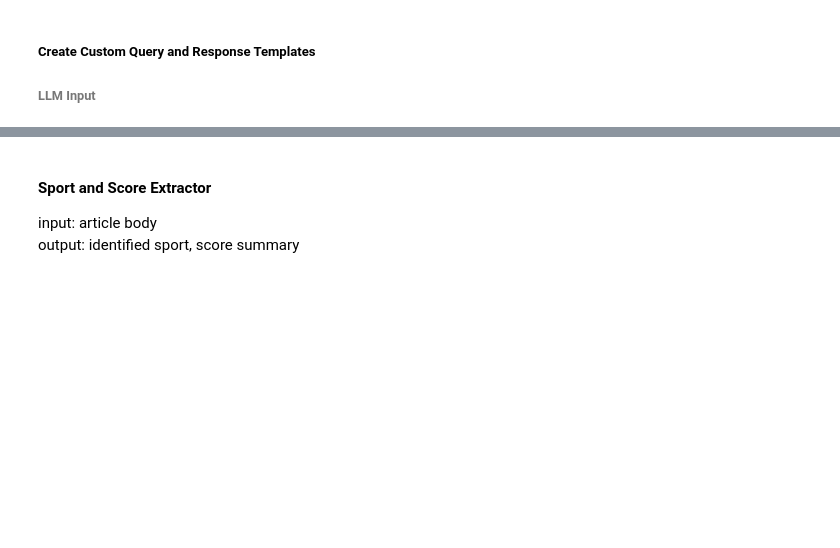
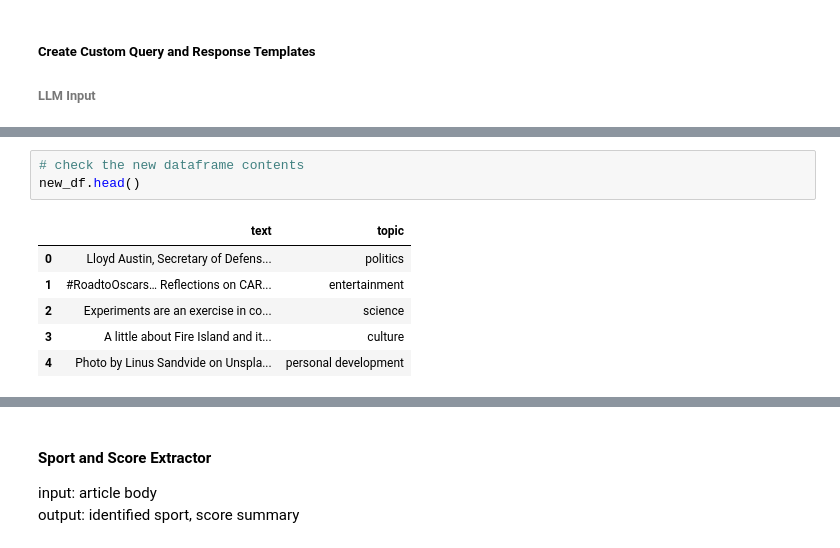
Before and after one commit to m-dunbar/article-parsing-toolset, a Jupyter notebook: Project-3.Article_Parsing_Toolset.ipynb, the cells around one changed output, grey strips where cells are left out. Saved outputs shown, nothing was run; the diff lists cells and outputs as text; blank space fills up the shorter version.

```diff
--- a/Project-3.Article_Parsing_Toolset.ipynb
+++ b/Project-3.Article_Parsing_Toolset.ipynb
@@ -430,0 +700,10 @@ Predicted Article Topic: technology             Dataset tags: ['Highlight', 'Cod
+# %%
+# check the new dataframe contents
+new_df.head()
+# %% [output]
+|  | text | topic |
+| 0 | Lloyd Austin, Secretary of Defens... | politics |
+| 1 | #RoadtoOscars… Reflections on CAR... | entertainment |
+| 2 | Experiments are an exercise in co... | science |
+| 3 | A little about Fire Island and it... | culture |
+| 4 | Photo by Linus Sandvide on Unspla... | personal development |
```
Also changed, not shown: parts of 13 cells of this notebook.
